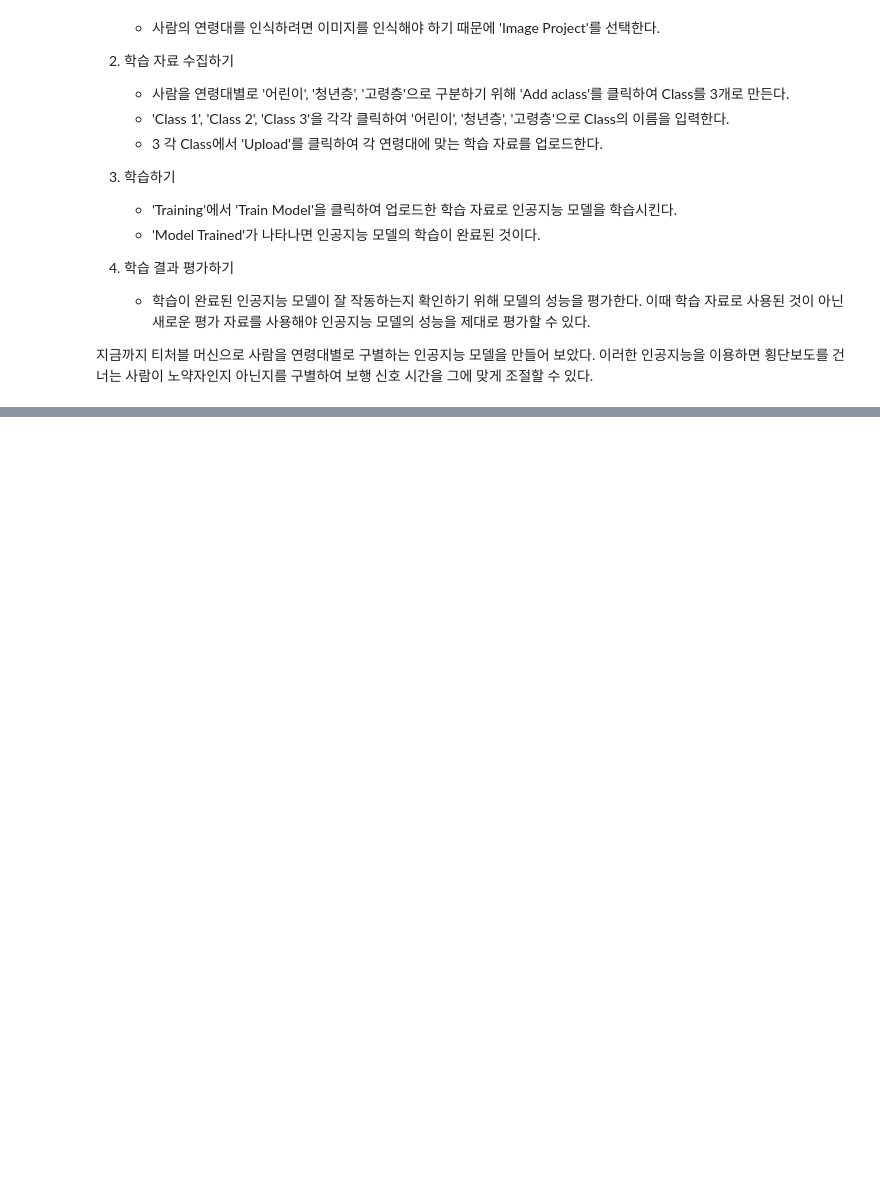
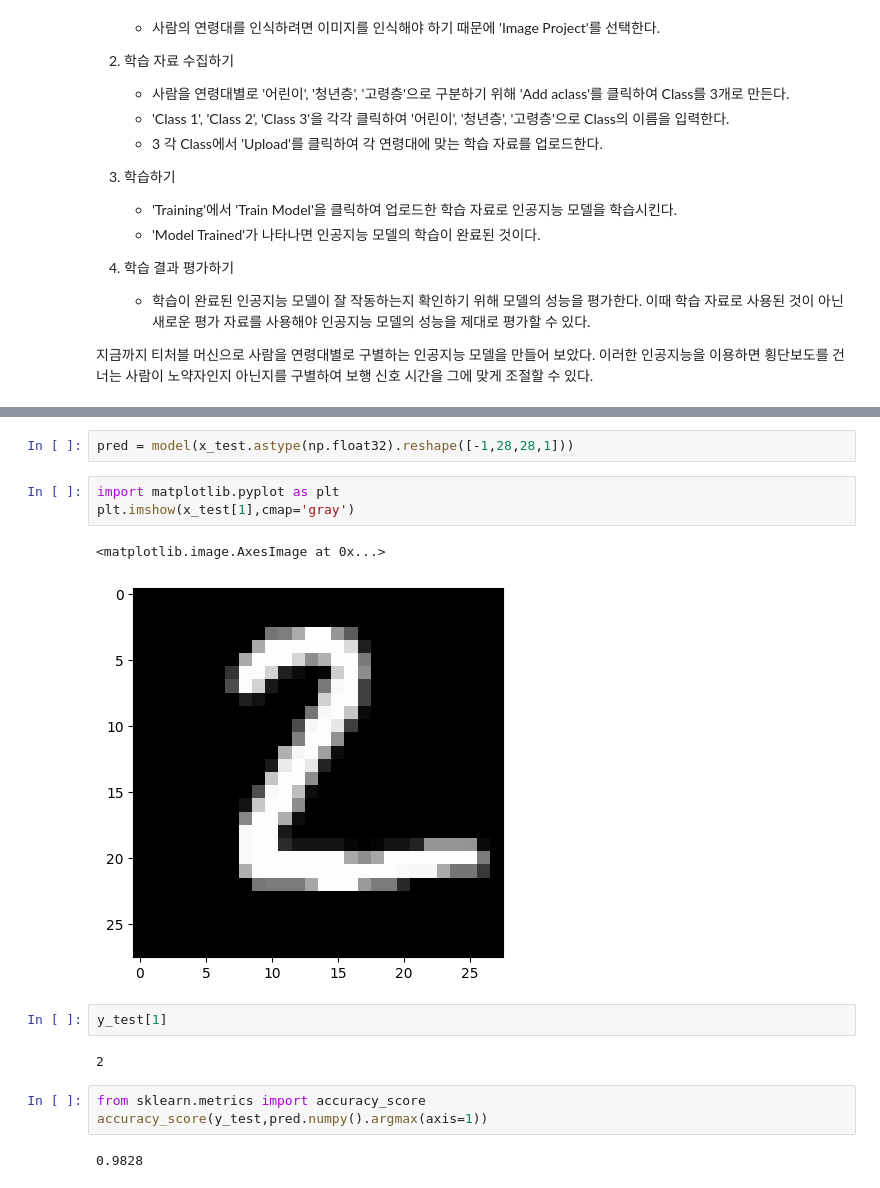
Before and after one commit to SJinLee/AIMath, a Jupyter notebook: 실습.ipynb, the cells around one changed output, grey strips where cells are left out. Saved outputs shown, nothing was run; the diff lists cells and outputs as text; blank space fills up the shorter version.

```diff
--- a/실습.ipynb
+++ b/실습.ipynb
@@ -202,0 +372,17 @@ $x$(L) | $y$(시간)
+# %%
+pred = model(x_test.astype(np.float32).reshape([-1,28,28,1]))
+# %%
+import matplotlib.pyplot as plt
+plt.imshow(x_test[1],cmap='gray')
+# %% [output]
+<matplotlib.image.AxesImage at 0x...>
+[figure, added]
+# %%
+y_test[1]
+# %% [output]
+2
+# %%
+from sklearn.metrics import accuracy_score
+accuracy_score(y_test,pred.numpy().argmax(axis=1))
+# %% [output]
+0.9828
```
Also changed, not shown: parts of 24 cells of this notebook.
